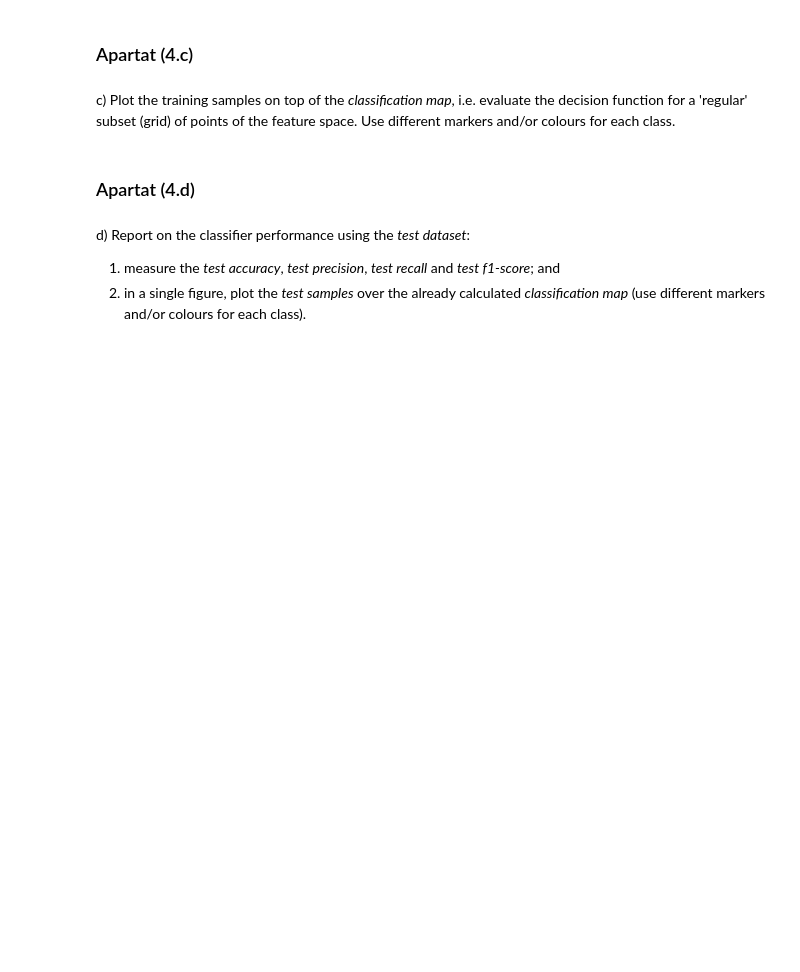
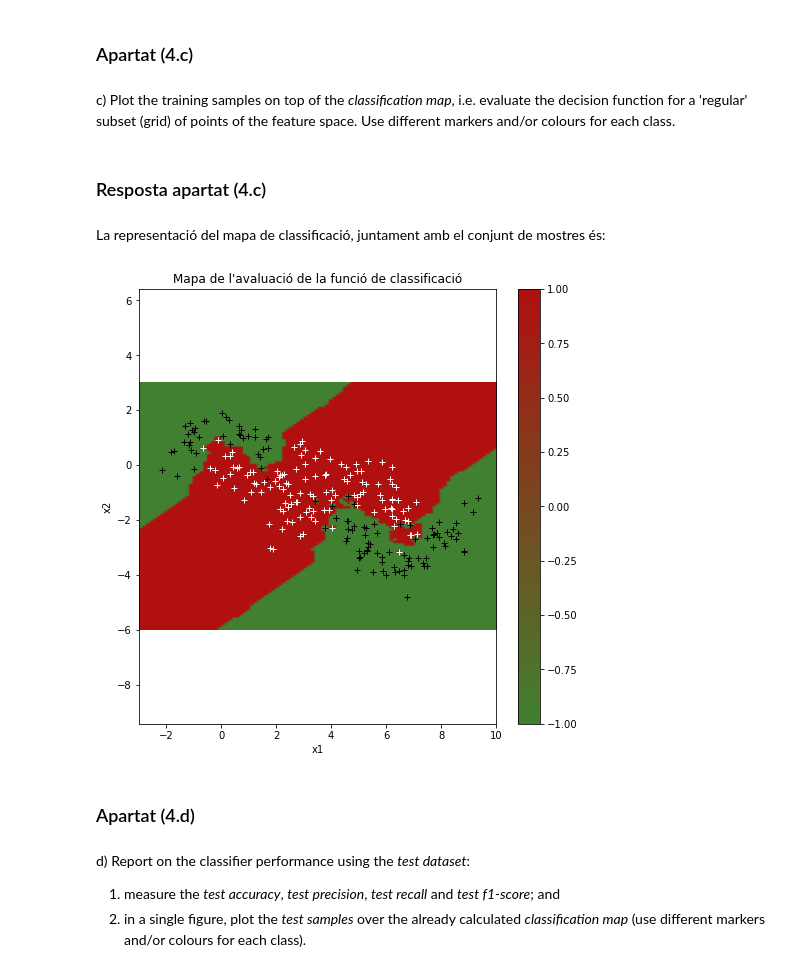
Before and after one commit to llublad/MUSI-AA, a Jupyter notebook: musi-aa-modulo2/handout_3/BERNAT_LADARIA_LLUIS_Problem_3.ipynb, the cells around one changed output. Cells and saved outputs as stored; diff of their text form; code cells hidden in the pictures; blank space fills up the shorter version.

```diff
--- a/musi-aa-modulo2/handout_3/BERNAT_LADARIA_LLUIS_Problem_3.ipynb
+++ b/musi-aa-modulo2/handout_3/BERNAT_LADARIA_LLUIS_Problem_3.ipynb
@@ -1269,0 +992,22 @@ b) Using the *training dataset*, find the best performing classifier according t
+# %%
+# Segona passa: fer la cerca exhaustiva dels millors (hiper)paràmetres
+
+# Construirem els subconjunts de validació de forma equilibrada
+# (és a dir amb un percentatge de mostres de cada classe similar)
+
+knn_stra_kfold = StratifiedKFold(n_splits=n_folds, shuffle=True,
+                                 random_state=11615)
+
+n_jobs = -1  # Utilitzam tots els fils d'execució
+verbose_level = 1  # Ens ajudarà a passar una estona més entretinguda ...
+
+knn_gs_cv = GridSearchCV(estimator=knn_gs_clf_p,
+                        cv=knn_stra_kfold,
+                        param_grid=knn_params_to_try,
+                        scoring=knn_score,
+                        n_jobs=n_jobs,
+                        verbose=verbose_level)
+# %%
+# Començam les proves ...
+
+knn_gs_cv.fit(X_train, y_train)
@@ -1269,0 +1033,4 @@ b) Using the *training dataset*, find the best performing classifier according t
+# %%
+# Triam el millor segons la mètrica que li hem donat (accuracy)
+
+knn_best_clf = knn_gs_cv.best_estimator_
@@ -1272,6 +1092,19 @@ b) Using the *training dataset*, find the best performing classifier according t
 # %% [markdown]
 c) Plot the training samples on top of the *classification map*, i.e. evaluate the decision function for a 'regular' subset (grid) of points of the feature space.
 Use different markers and/or colours for each class.
+# %% [markdown]
+### Resposta apartat (4.c)
+# %% [markdown]
+La representació del mapa de classificació,
+juntament amb el conjunt de mostres és:
+# %%
+def knn_func(x):
+
+    return knn_best_clf.predict([x]).item()
+# %%
+plot_map_plane(X_train, y_train, [], knn_func, plot_3d=False)
+# %% [output]
+[figure, added]
 # %% [markdown]
 ### Apartat (4.d)
 # %% [markdown]
```
Also changed, not shown: parts of 245 cells of this notebook.
